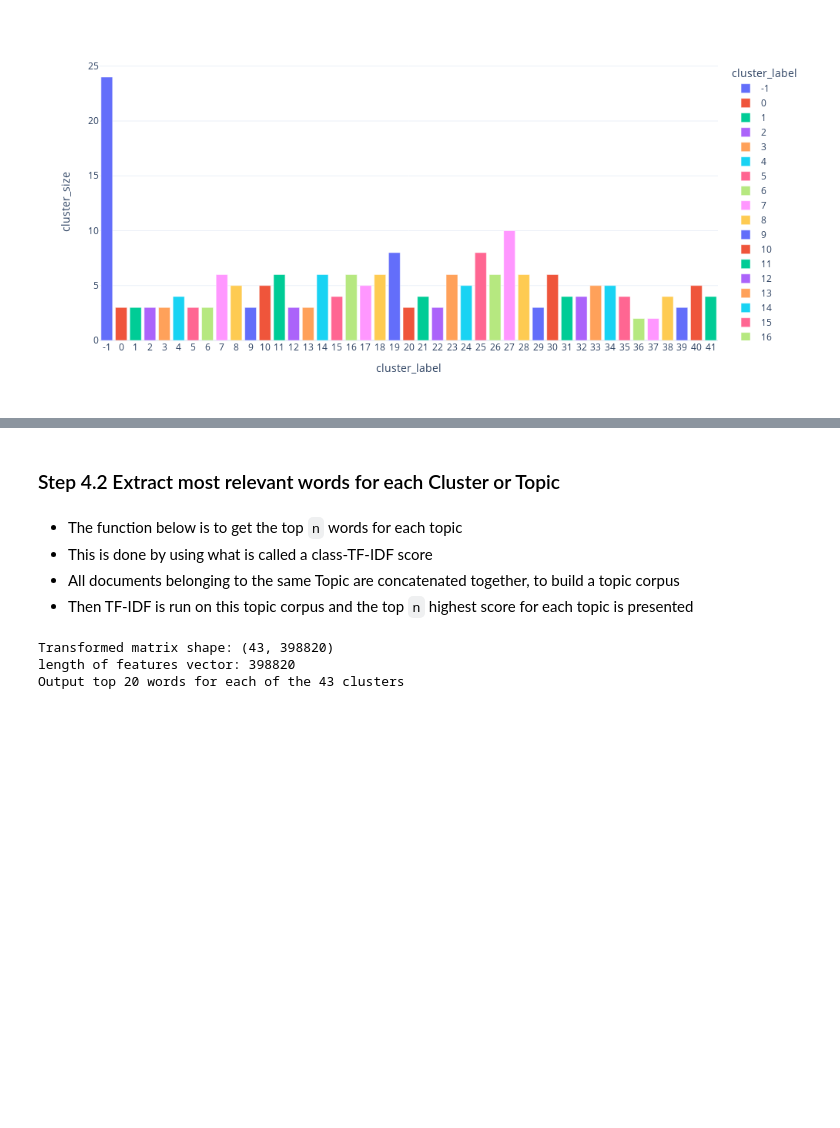
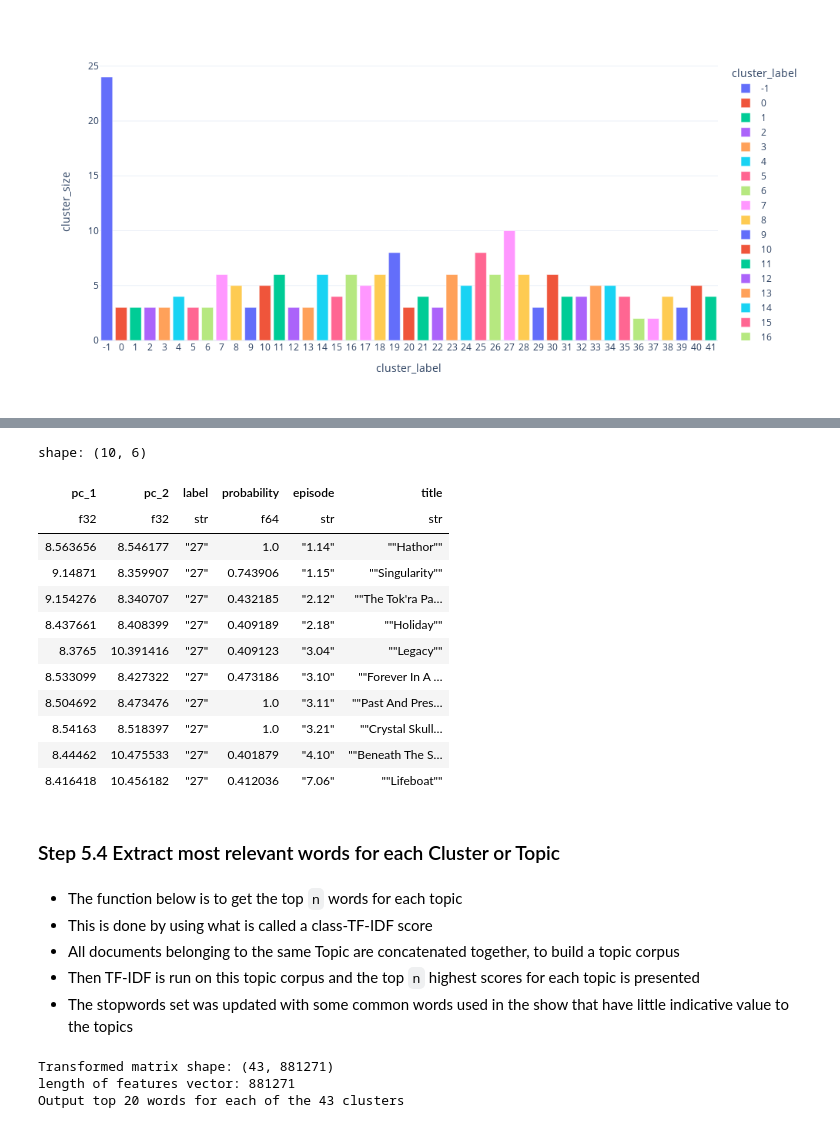
Before and after one commit to huyndao/sg1-topic-modeling, a Jupyter notebook: sg1-topic-modeling.ipynb, the cells around one changed output, grey strips where cells are left out. Saved outputs shown, nothing was run; the diff lists cells and outputs as text; code cells hidden in the pictures; blank space fills up the shorter version.

```diff
--- a/sg1-topic-modeling.ipynb
+++ b/sg1-topic-modeling.ipynb
@@ -859,0 +859,7 @@ fig.show("png")
+# %%
+def make_2d_embeddings(corpus: np.ndarray, nn: int) -> np.ndarray:
+    pipe = make_pipeline(
+        StandardScaler(),
+        umap.UMAP(n_components=2, n_neighbors=nn, min_dist=0.0, n_jobs=-1),
+    )
+    return pipe.fit_transform(corpus)
@@ -860,10 +970,27 @@ fig.show("png")
+# %%
+corpus_2d_df.filter(pl.col("label") == "27")
+# %% [output]
+shape: (10, 6)
+| pc_1 | pc_2 | label | probability | episode | title |
+| f32 | f32 | str | f64 | str | str |
+| 8.563656 | 8.546177 | "27" | 1.0 | "1.14" | ""Hathor"" |
+| 9.14871 | 8.359907 | "27" | 0.743906 | "1.15" | ""Singularity"" |
+| 9.154276 | 8.340707 | "27" | 0.432185 | "2.12" | ""The Tok'ra Pa… |
+| 8.437661 | 8.408399 | "27" | 0.409189 | "2.18" | ""Holiday"" |
+| 8.3765 | 10.391416 | "27" | 0.409123 | "3.04" | ""Legacy"" |
+| 8.533099 | 8.427322 | "27" | 0.473186 | "3.10" | ""Forever In A … |
+| 8.504692 | 8.473476 | "27" | 1.0 | "3.11" | ""Past And Pres… |
+| 8.54163 | 8.518397 | "27" | 1.0 | "3.21" | ""Crystal Skull… |
+| 8.44462 | 10.475533 | "27" | 0.401879 | "4.10" | ""Beneath The S… |
+| 8.416418 | 10.456182 | "27" | 0.412036 | "7.06" | ""Lifeboat"" |
 # %% [markdown]
-### Step 4.2 Extract most relevant words for each Cluster or Topic
+### Step 5.4 Extract most relevant words for each Cluster or Topic
 # %% [markdown]
 - The function below is to get the top `n` words for each topic
 - This is done by using what is called a class-TF-IDF score
 - All documents belonging to the same Topic are concatenated together, to build a topic corpus
-- Then TF-IDF is run on this topic corpus and the top `n` highest score for each topic is presented
+- Then TF-IDF is run on this topic corpus and the top `n` highest scores for each topic is presented
+- The stopwords set was updated with some common words used in the show that have little indicative value to the topics
 # %%
 def get_top_n_words(
     tokenized_corpus: list[list[str]], labels: list[str], n
@@ -952,12 +1075,10 @@ def get_top_n_words(
 
     return (res, X)
 # %%
-clusterer = reducer_cluster_pipeline["hdbscan"]
-
-top_20_words_per_topic, _ = get_top_n_words(tokenized_corpus, clusterer.labels_, 20)
+top_20_words_per_topic, _ = get_top_n_words(tokenized_corpus, clusterer.labels_, n=20)
 # %% [output]
-Transformed matrix shape: (43, 398820)
-length of features vector: 398820
+Transformed matrix shape: (43, 881271)
+length of features vector: 881271
 Output top 20 words for each of the 43 clusters
 # %%
 # example of top 20 words in topic 4
```
Also changed, not shown: parts of 30 cells of this notebook.
